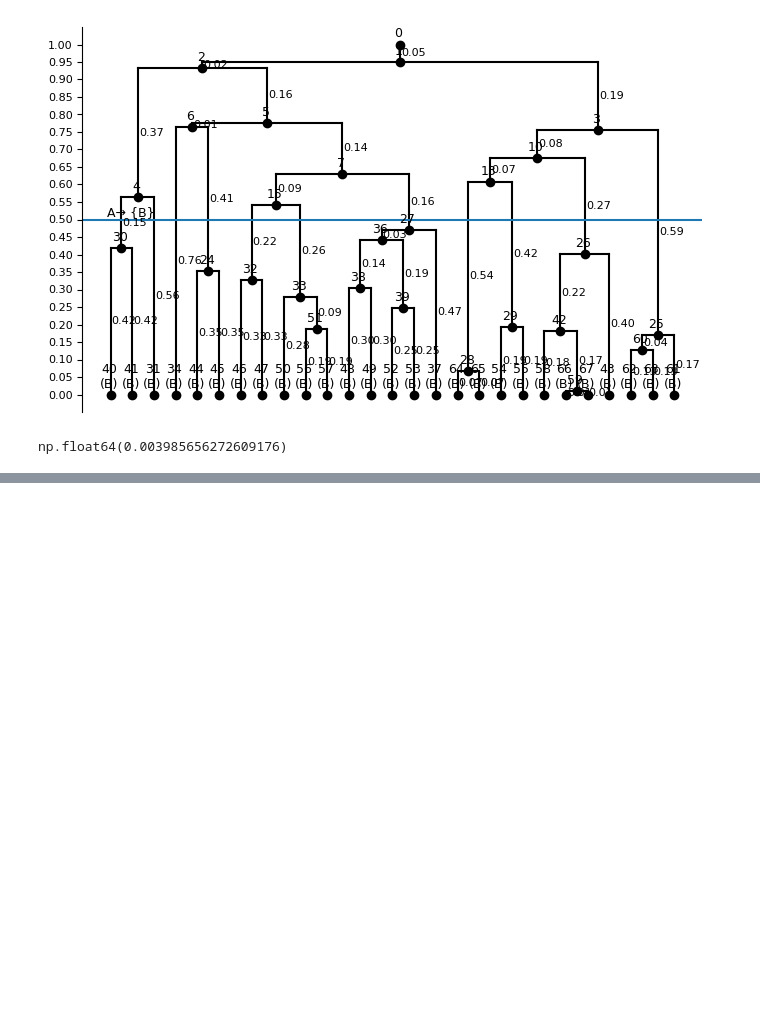
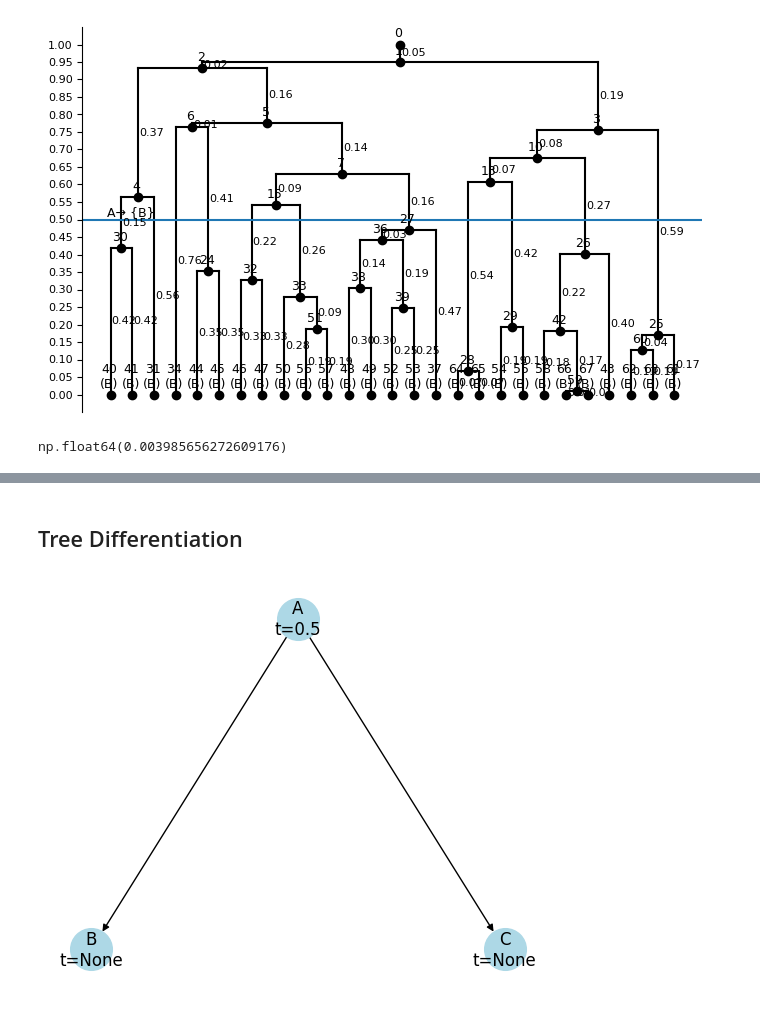
Before and after one commit to sashittal-group/CONCERT, a Jupyter notebook: notebooks/Simulation-2.ipynb, the cells around one changed output, grey strips where cells are left out. Cells and saved outputs as stored; diff of their text form; code cells hidden in the pictures; blank space fills up the shorter version.

```diff
--- a/notebooks/Simulation-2.ipynb
+++ b/notebooks/Simulation-2.ipynb
@@ -442,0 +506,23 @@ plot_likelihood_surface(
+# %% [markdown]
+## Tree Differentiation
+# %%
+import string
+
+diff_map_edges = [
+    ("A", "B"),
+    ("A", "C"),
+]
+
+diff_times = [0.5, None, None]
+
+diff_T = nx.DiGraph()
+
+for i, t in enumerate(diff_times):
+    diff_T.add_node(string.ascii_uppercase[i], diff_time = t)
+
+for s, e in diff_map_edges:
+    diff_T.add_edge(s, e)
+
+plot_differentiation_tree(diff_T)
+# %% [output]
+[figure, added]
```
Also changed, not shown: parts of 24 cells of this notebook.
